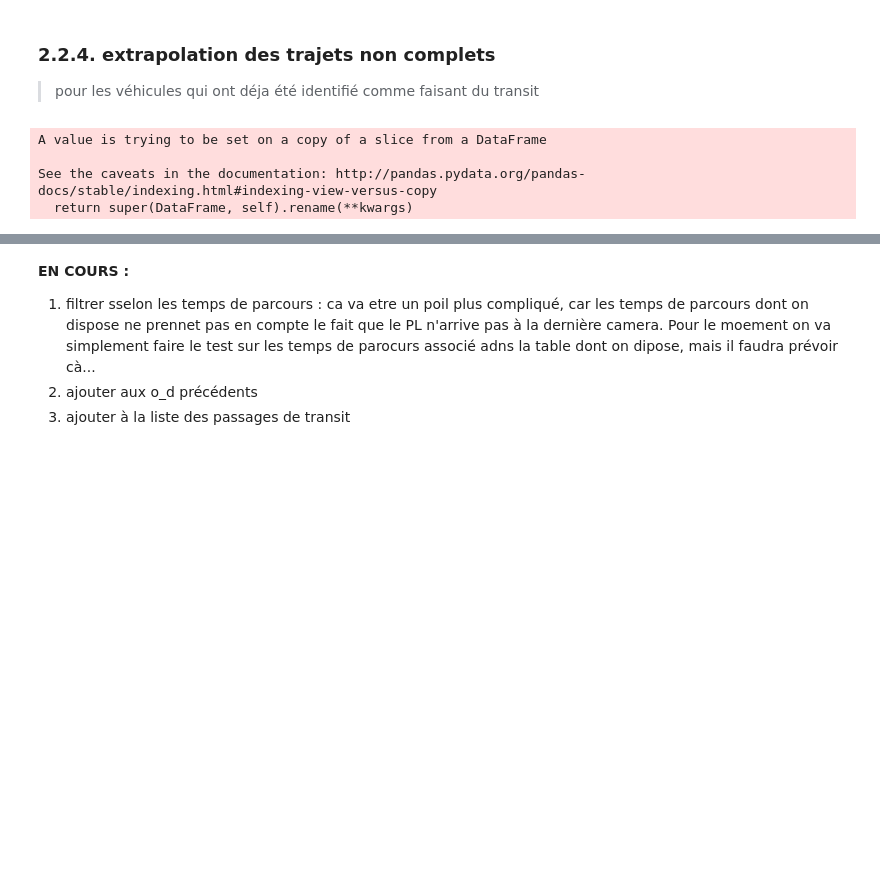
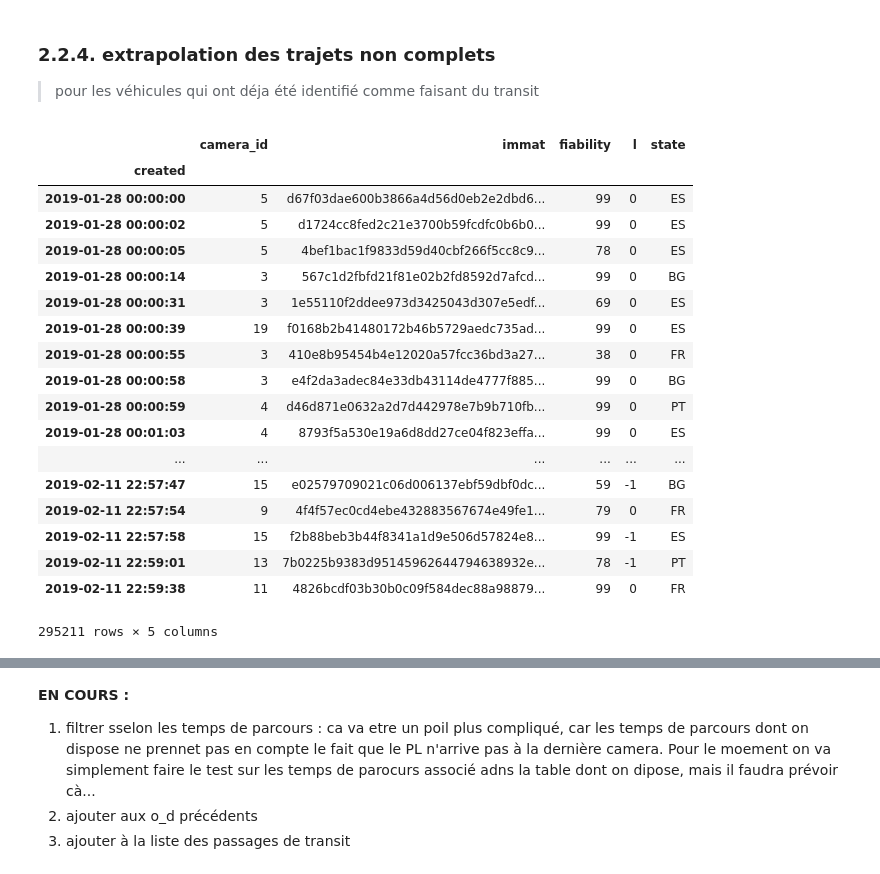
Before and after one commit to nantodevison/lapi, a Jupyter notebook: Carto_Lapi/Analyse/pour_test_travail.ipynb, the cells around one changed output, grey strips where cells are left out. Cells and saved outputs as stored; diff of their text form; code cells hidden in the pictures; blank space fills up the shorter version.

```diff
--- a/Carto_Lapi/Analyse/pour_test_travail.ipynb
+++ b/Carto_Lapi/Analyse/pour_test_travail.ipynb
@@ -167,5 +174,5 @@ liste_trajet_incomplet
 # %% [markdown]
 ### 2.2.1. Base : trajets qui collent avec ceux prévus dans la liste des trajets
 # %%
-dico_od,  dico_passag, dico_tps_max=t.transit_temps_complet('2019-01-28 00:00:00',8,df_3semaines)
+dico_od,  dico_passag, dico_tps_max=t.transit_temps_complet('2019-01-28 00:00:00',6,df_3semaines)
 # %% [output]
@@ -249,7 +257,7 @@ df_od_corrige.loc[df_od_corrige['correction_o_d']==True]
 # %%
 #detreminer les passages non_transit (ne peut pas etre fait dans la fonction loc_trajet_global)
 df_temp=df_3semaines.loc[pd.to_datetime('2019-01-28 00:00:00'):]
-df_non_transit=df_temp.loc[(~df_temp.head(100000).reset_index().set_index(['created','camera_id','immat']).index.isin(
+df_non_transit=df_temp.loc[(~df_temp.reset_index().set_index(['created','camera_id','immat']).index.isin(
 dico_passag.set_index(['created','camera_id','immat']).index.tolist()))]
 
 #grouper les passage transit, associer le nombre de fois où ils ont passés puis ne conserver que ceux qui sont passé au moins 2 fois
@@ -280,13 +288,35 @@ cam_proches.columns=['cam_suivant','date_suivant','cam_precedent','date_preceden
 cam_proches.drop(['cam_precedent','date_precedent'], axis=1, inplace=True)
 trajets_possible_enrichi=pd.concat([trajets_possibles,cam_proches],axis=1)
 
-#4.filtrer selon un critère de camera suivante qui va dépendre de la destination
-dico_filtre = {'N10':18, 'A89':8, 'A62':10}
-trajet_transit_incomplet=trajets_possible_enrichi.loc[trajets_possible_enrichi.apply(lambda x : (x['cam_suivant']==dico_filtre[x['destination']]) & (
-                                                            x['o_d_immat']==x['o_d_liste_trajet']),axis=1)]
+#4.filtrer selon un critère de camera suivante qui est une des entrée du dispositif Lapi, sauf A63 et A660 (traitées plus tot)
+dico_filtre = {'destination':[6,8,10,12]}
+trajet_transit_incomplet=trajets_possible_enrichi.loc[trajets_possible_enrichi.apply(lambda x : (x['cam_suivant'] in dico_filtre['destination']) & (
+                                                            x['o_d_immat']==x['o_d_liste_trajet']),axis=1)].copy()
 trajet_transit_incomplet.rename(columns={'o_d_liste_trajet':'o_d'}, inplace=True)
-# %% [output]
-A value is trying to be set on a copy of a slice from a DataFrame
-
-See the caveats in the documentation: http://pandas.pydata.org/pandas-docs/stable/indexing.html#indexing-view-versus-copy
-  return super(DataFrame, self).rename(**kwargs)
+# %%
+df_non_transit=df_3semaines.loc[(~df_3semaines.reset_index().set_index(['created','camera_id','immat']).index.isin(
+                                dico_passag.set_index(['created','camera_id','immat']).index.tolist()))]
+# %%
+df_passage_transit=df_non_transit.loc[(df_non_transit.immat.isin(dico_passag.immat.unique()))]
+# %%
+df_passage_transit
+# %% [output]
+|  | camera_id | immat | fiability | l | state |
+| created |  |  |  |  |  |
+| 2019-01-28 00:00:00 | 5 | d67f03dae600b3866a4d56d0eb2e2dbd6... | 99 | 0 | ES |
+| 2019-01-28 00:00:02 | 5 | d1724cc8fed2c21e3700b59fcdfc0b6b0... | 99 | 0 | ES |
+| 2019-01-28 00:00:05 | 5 | 4bef1bac1f9833d59d40cbf266f5cc8c9... | 78 | 0 | ES |
+| 2019-01-28 00:00:14 | 3 | 567c1d2fbfd21f81e02b2fd8592d7afcd... | 99 | 0 | BG |
+| 2019-01-28 00:00:31 | 3 | 1e55110f2ddee973d3425043d307e5edf... | 69 | 0 | ES |
+| 2019-01-28 00:00:39 | 19 | f0168b2b41480172b46b5729aedc735ad... | 99 | 0 | ES |
+| 2019-01-28 00:00:55 | 3 | 410e8b95454b4e12020a57fcc36bd3a27... | 38 | 0 | FR |
+| 2019-01-28 00:00:58 | 3 | e4f2da3adec84e33db43114de4777f885... | 99 | 0 | BG |
+| 2019-01-28 00:00:59 | 4 | d46d871e0632a2d7d442978e7b9b710fb... | 99 | 0 | PT |
+| 2019-01-28 00:01:03 | 4 | 8793f5a530e19a6d8dd27ce04f823effa... | 99 | 0 | ES |
+| ... | ... | ... | ... | ... | ... |
+| 2019-02-11 22:57:47 | 15 | e02579709021c06d006137ebf59dbf0dc... | 59 | -1 | BG |
+| 2019-02-11 22:57:54 | 9 | 4f4f57ec0cd4ebe432883567674e49fe1... | 79 | 0 | FR |
+| 2019-02-11 22:57:58 | 15 | f2b88beb3b44f8341a1d9e506d57824e8... | 99 | -1 | ES |
+| 2019-02-11 22:59:01 | 13 | 7b0225b9383d95145962644794638932e... | 78 | -1 | PT |
+| 2019-02-11 22:59:38 | 11 | 4826bcdf03b30b0c09f584dec88a98879... | 99 | 0 | FR |
+295211 rows × 5 columns
```
Also changed, not shown: parts of 15 cells of this notebook, 1 other file.
